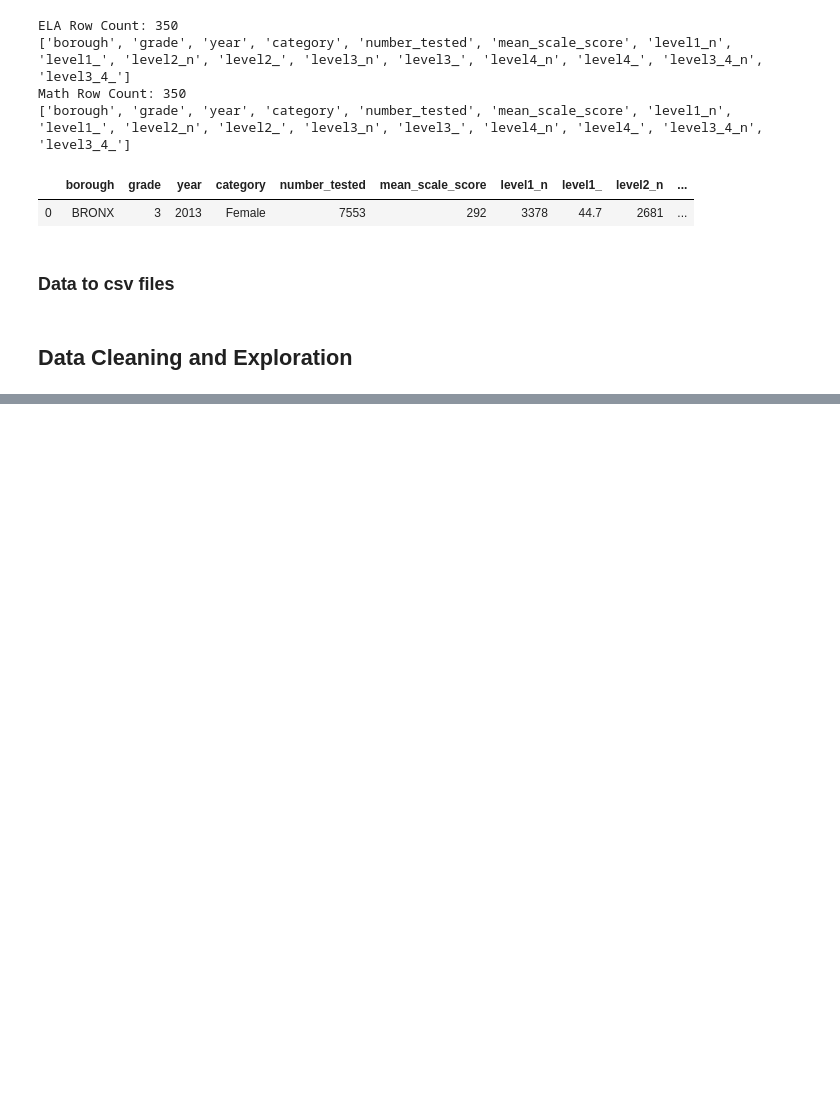
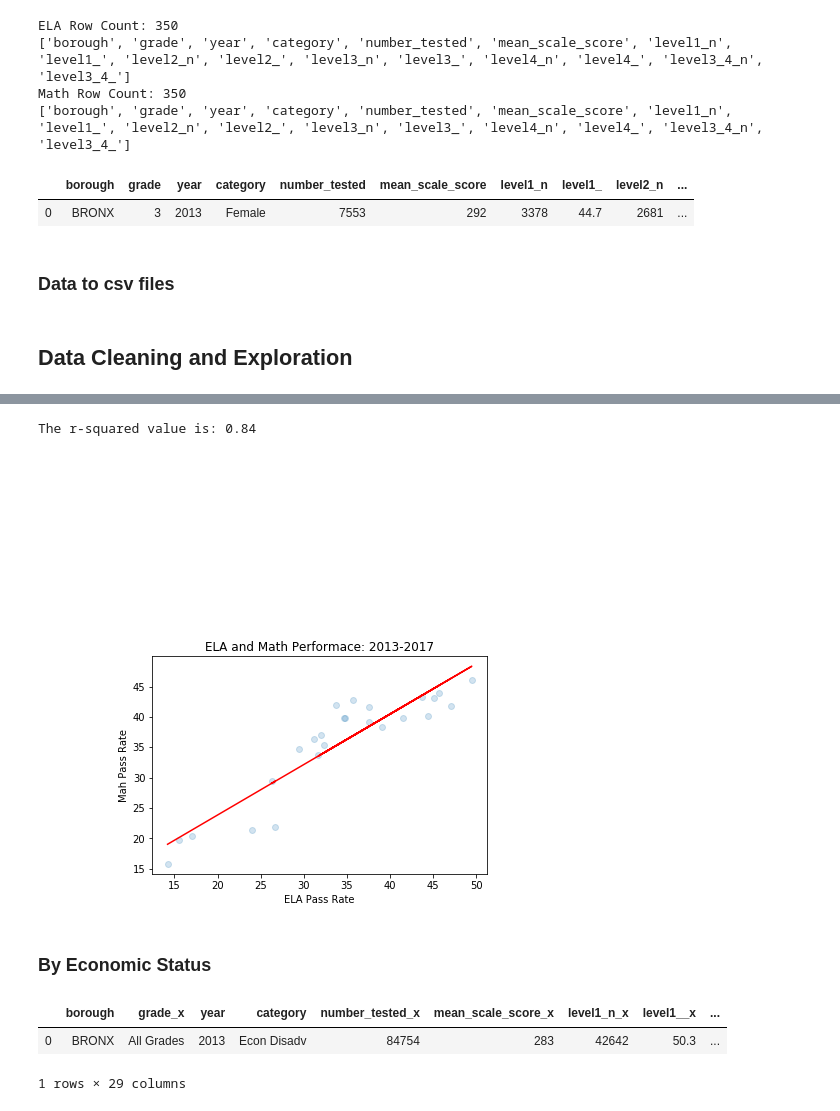
Before and after one commit to maxwilde3/projecttwo, a Jupyter notebook: Dev-KM/Data Cleaning.ipynb, the cells around one changed output, grey strips where cells are left out. Cells and saved outputs as stored; diff of their text form; code cells hidden in the pictures; blank space fills up the shorter version.

Commit message:
plot

```diff
--- a/Dev-KM/Data Cleaning.ipynb
+++ b/Dev-KM/Data Cleaning.ipynb
@@ -186,0 +189,20 @@ math_gender.to_csv("Data/math_gender.csv")
+# %%
+# Include only 'All Grades' rows as they aggreate the other rows
+math_df = math_all[math_all['grade'] == 'All Grades']
+ela_df = ela_all[ela_all['grade'] == 'All Grades']
+
+# Or break it down by grade
+# math_df = math_all[math_all['grade'] != 'All Grades']
+# ela_df = ela_all[ela_all['grade'] != 'All Grades']
+
+# did not come in as numeric because there is 's' for numbers that cannot be reported
+
+cols = ['number_tested', 'mean_scale_score', 'level1_n', 'level1_', 'level2_n', 'level2_', 'level3_n', 'level3_', 'level4_n', 'level4_', 'level3_4_n', 'level3_4_']
+math_df[cols] = math_df[cols].apply(pd.to_numeric, errors='coerce')
+ela_df[cols] = ela_df[cols].apply(pd.to_numeric, errors='coerce')
+# %%
+# merge ELA and math dfs
+ela_math_scores = ela_df.merge(math_df, how='inner', left_on=["borough", "year"], right_on=["borough", "year"])
+ela_math_scores = ela_math_scores.dropna()
+
+len(ela_math_scores)  # there are 5 boroughs and 5 years, so this should be  25
@@ -186,0 +225,22 @@ math_gender.to_csv("Data/math_gender.csv")
+# %%
+regression = stats.linregress(ela_math_scores['level3_4__x'], ela_math_scores['level3_4__y'])
+slope = regression[0]
+intercept = regression[1]
+x = ela_math_scores['level3_4__x']
+y = slope * x + intercept
+rsq_value = round(regression[2]**2,2)
+
+plt.scatter(ela_math_scores['level3_4__x'], ela_math_scores['level3_4__y'], alpha = .2)
+plt.title('ELA and Math Performace: 2013-2017')
+plt.xlabel('ELA Pass Rate')
+plt.ylabel('Mah Pass Rate')
+plt.plot(x, y, color = 'r')
+line_eq = "y = " + str(round(slope,2)) + "x + " + str(round(intercept,2))
+plt.annotate(line_eq, (0,80), fontsize = 15, color = "r")
+print(f"The r-squared value is: {rsq_value}")
+plt.show()
+# %% [output]
+The r-squared value is: 0.84
+[figure, added]
+# %% [markdown]
+### By Economic Status
@@ -186,0 +261,11 @@ math_gender.to_csv("Data/math_gender.csv")
+# %%
+# merge ELA and math dfs
+ela_math_scores = ela_df.merge(math_df, how='inner', left_on=["borough", "year", "category"], right_on=["borough", "year", "category"])
+ela_math_scores = ela_math_scores.dropna()
+
+len(ela_math_scores)  # there are 5 boroughs and 5 years, so this should be 25
+ela_math_scores.head(1)
+# %% [output]
+|  | borough | grade_x | year | category | number_tested_x | mean_scale_score_x | level1_n_x | level1__x | ... |
+| 0 | BRONX | All Grades | 2013 | Econ Disadv | 84754 | 283 | 42642 | 50.3 | ... |
+1 rows × 29 columns
```
Also changed, not shown: parts of 6 cells of this notebook, 1 other file.
